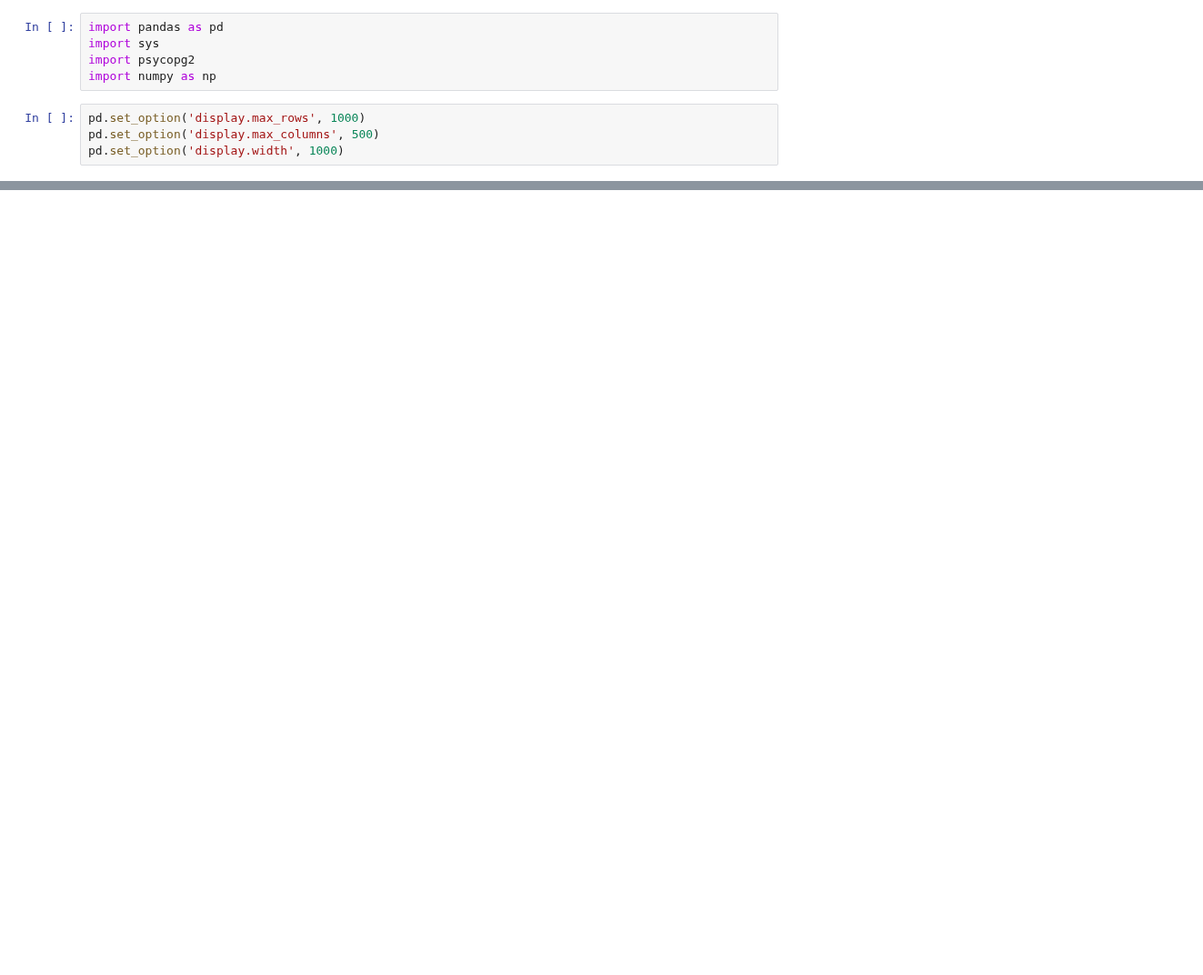
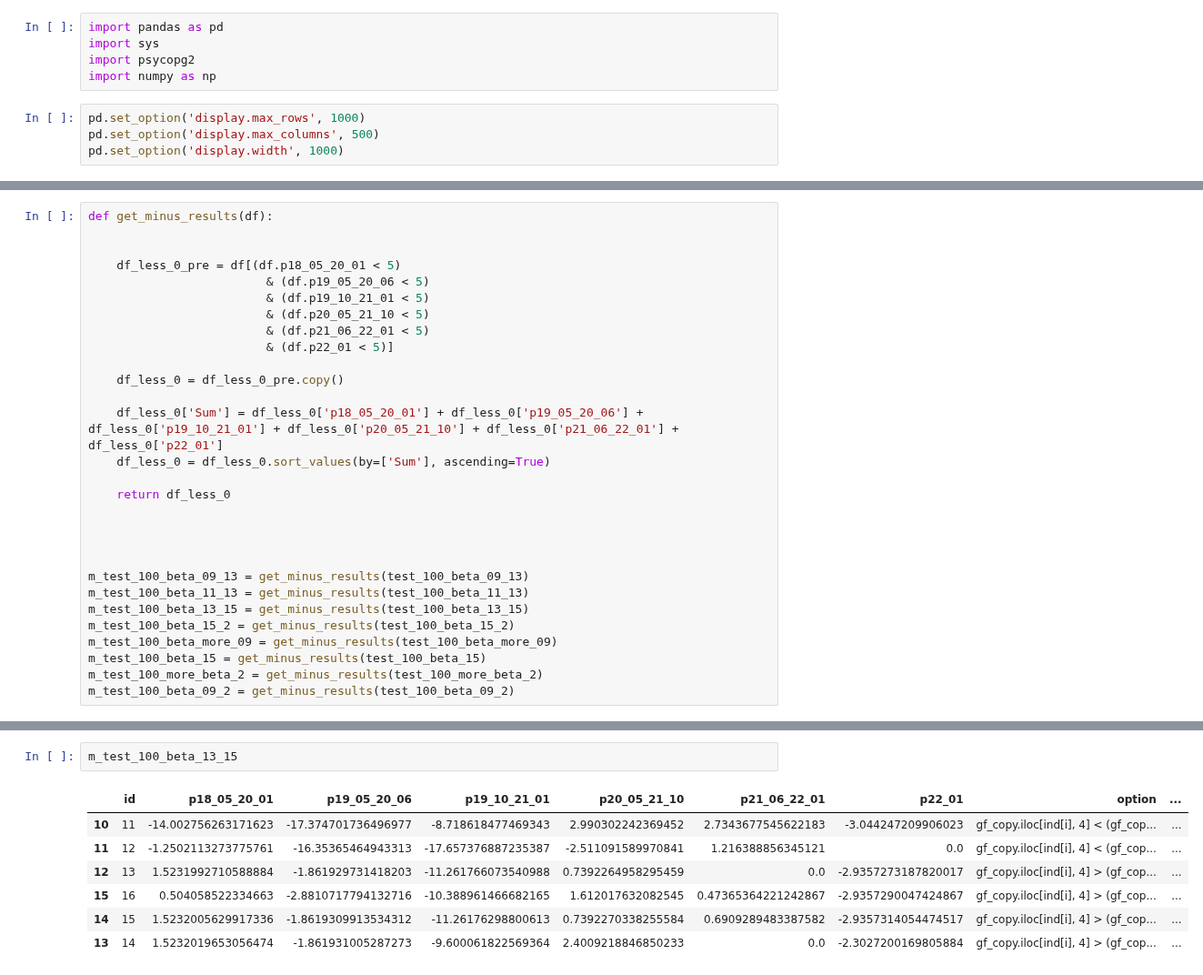
Before and after one commit to ChapnesAl/Tinkoff_Investment, a Jupyter notebook: analyse_str/market_divir/jup_market_div/analyse_sql_table.ipynb, the cells around one changed output, grey strips where cells are left out. Shown at 91% size. Saved outputs shown, nothing was run; the diff lists cells and outputs as text; blank space fills up the shorter version.

```diff
--- a/analyse_str/market_divir/jup_market_div/analyse_sql_table.ipynb
+++ b/analyse_str/market_divir/jup_market_div/analyse_sql_table.ipynb
@@ -143,0 +256,29 @@ array([], dtype=object)
+# %%
+def get_minus_results(df):
+
+
+    df_less_0_pre = df[(df.p18_05_20_01 < 5)
+                         & (df.p19_05_20_06 < 5)
+                         & (df.p19_10_21_01 < 5)
+                         & (df.p20_05_21_10 < 5)
+                         & (df.p21_06_22_01 < 5)
+                         & (df.p22_01 < 5)]
+
+    df_less_0 = df_less_0_pre.copy()
+
+    df_less_0['Sum'] = df_less_0['p18_05_20_01'] + df_less_0['p19_05_20_06'] + df_less_0['p19_10_21_01'] + df_less_0['p20_05_21_10'] + df_less_0['p21_06_22_01'] + df_less_0['p22_01']
+    df_less_0 = df_less_0.sort_values(by=['Sum'], ascending=True)
+
+    return df_less_0
+
+
+
+
+m_test_100_beta_09_13 = get_minus_results(test_100_beta_09_13)
+m_test_100_beta_11_13 = get_minus_results(test_100_beta_11_13)
+m_test_100_beta_13_15 = get_minus_results(test_100_beta_13_15)
+m_test_100_beta_15_2 = get_minus_results(test_100_beta_15_2)
+m_test_100_beta_more_09 = get_minus_results(test_100_beta_more_09)
+m_test_100_beta_15 = get_minus_results(test_100_beta_15)
+m_test_100_more_beta_2 = get_minus_results(test_100_more_beta_2)
+m_test_100_beta_09_2 = get_minus_results(test_100_beta_09_2)
@@ -143,0 +340,10 @@ array([], dtype=object)
+# %%
+m_test_100_beta_13_15
+# %% [output]
+|  | id | p18_05_20_01 | p19_05_20_06 | p19_10_21_01 | p20_05_21_10 | p21_06_22_01 | p22_01 | option | ... |
+| 10 | 11 | -14.002756263171623 | -17.374701736496977 | -8.718618477469343 | 2.990302242369452 | 2.7343677545622183 | -3.044247209906023 | gf_copy.iloc[ind[i], 4] < (gf_cop... | ... |
+| 11 | 12 | -1.2502113273775761 | -16.35365464943313 | -17.657376887235387 | -2.511091589970841 | 1.216388856345121 | 0.0 | gf_copy.iloc[ind[i], 4] < (gf_cop... | ... |
+| 12 | 13 | 1.5231992710588884 | -1.861929731418203 | -11.261766073540988 | 0.7392264958295459 | 0.0 | -2.9357273187820017 | gf_copy.iloc[ind[i], 4] > (gf_cop... | ... |
+| 15 | 16 | 0.504058522334663 | -2.8810717794132716 | -10.388961466682165 | 1.612017632082545 | 0.47365364221242867 | -2.9357290047424867 | gf_copy.iloc[ind[i], 4] > (gf_cop... | ... |
+| 14 | 15 | 1.5232005629917336 | -1.8619309913534312 | -11.26176298800613 | 0.7392270338255584 | 0.6909289483387582 | -2.9357314054474517 | gf_copy.iloc[ind[i], 4] > (gf_cop... | ... |
+| 13 | 14 | 1.5232019653056474 | -1.861931005287273 | -9.600061822569364 | 2.4009218846850233 | 0.0 | -2.3027200169805884 | gf_copy.iloc[ind[i], 4] > (gf_cop... | ... |
```
Also changed, not shown: parts of 44 cells of this notebook, 18 other files.
